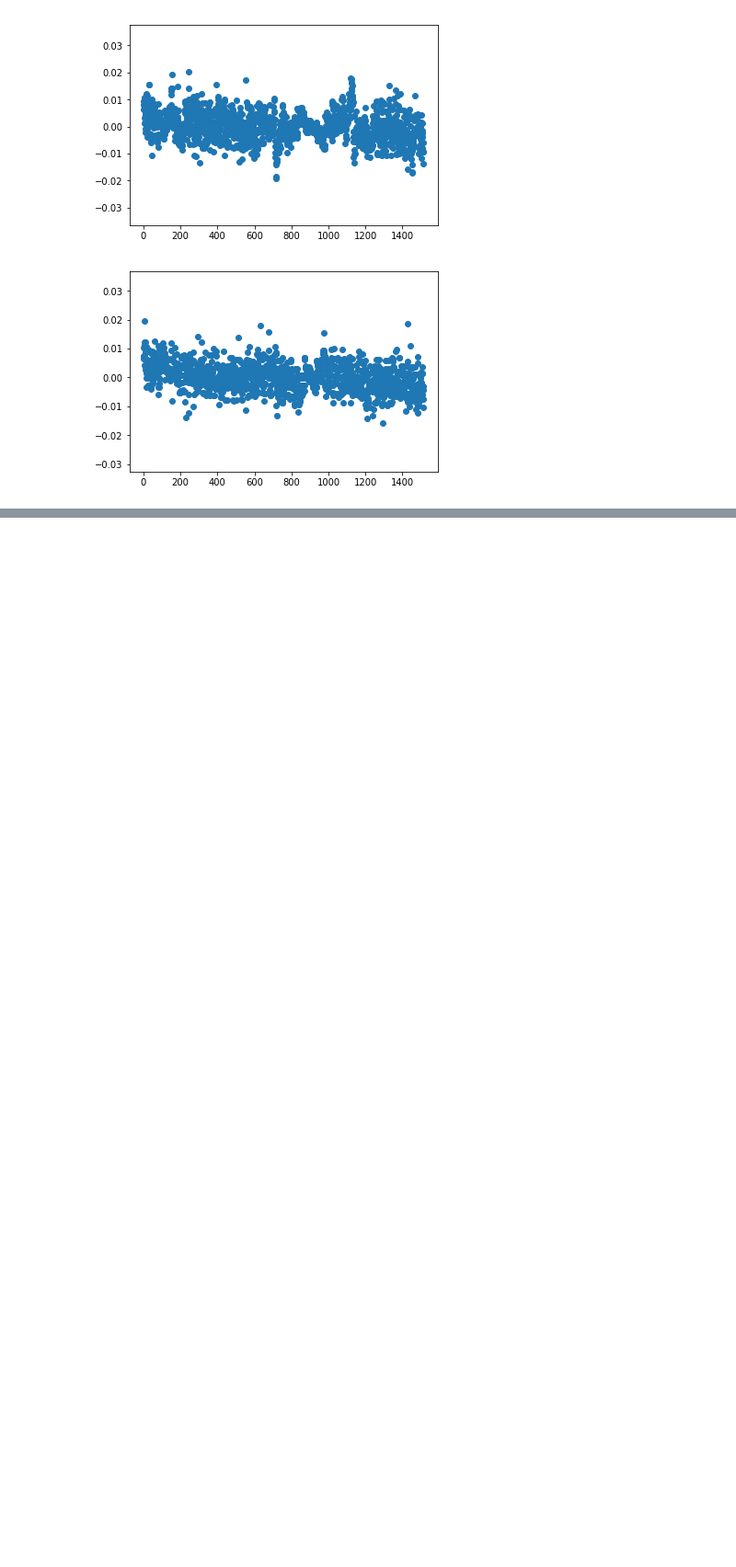
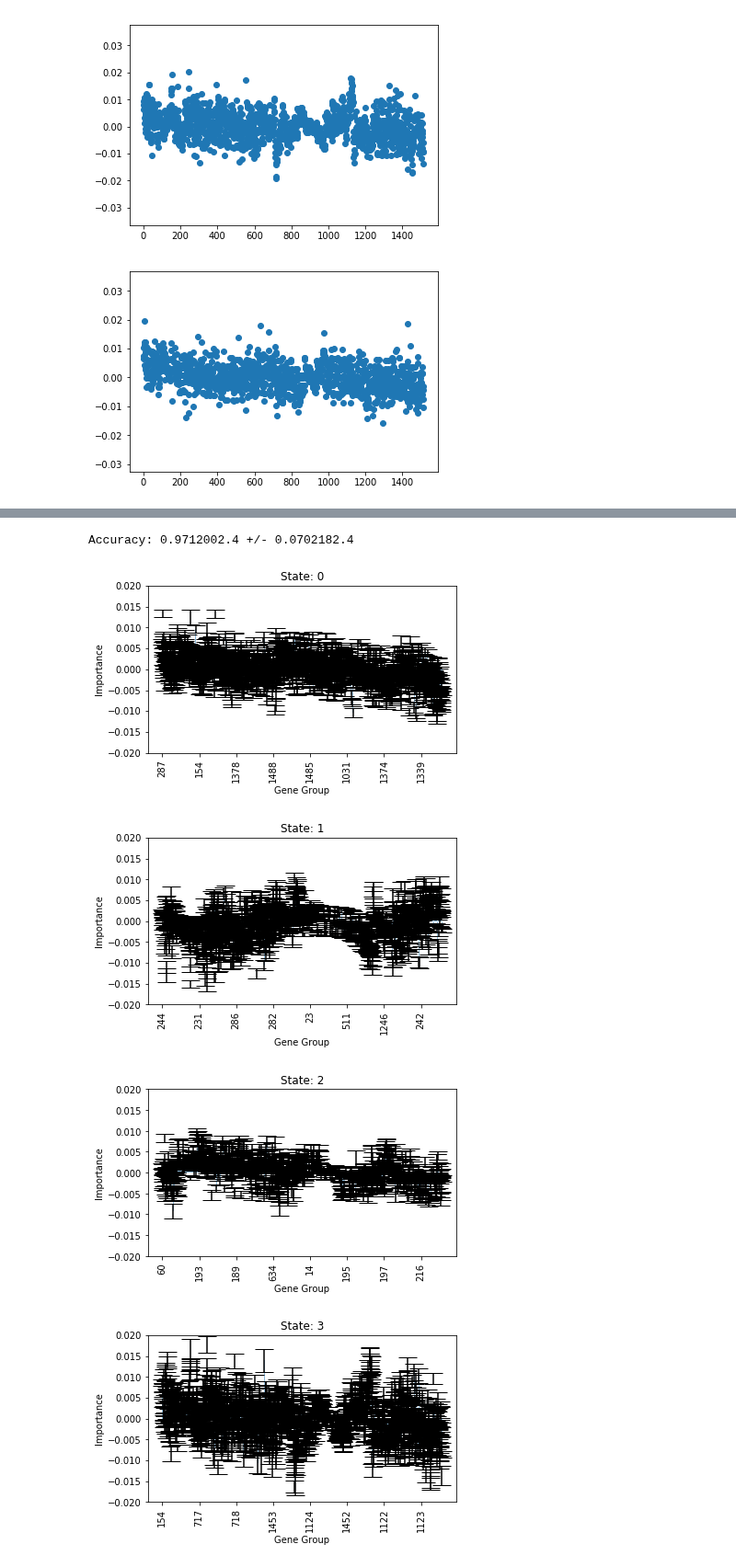
Before and after one commit to uwescience/old_xstate, a Jupyter notebook: notebooks/SVM Classification.ipynb, the cells around one changed output, grey strips where cells are left out. Shown at 92% size. Saved outputs shown, nothing was run; the diff lists cells and outputs as text; code cells hidden in the pictures; blank space fills up the shorter version.

```diff
--- a/notebooks/SVM Classification.ipynb
+++ b/notebooks/SVM Classification.ipynb
@@ -100,12 +106,13 @@ for state in states:
 # %%
-states = data.ser_y.unique().tolist()
-states.sort()
-df_X = data.df_X.copy()
-df_X.columns = data.features
-holdouts = 1
-high_rank = 10
-result = classifier_ensemble.LinearSVMEnsemble.crossValidate(df_X, data.ser_y,
-    filter_high_rank=high_rank, iterations=500, holdouts=holdouts)
-print("Accuracy: %f2.4 +/- %f2.4"% (result.mean, result.std))
-for state in states:
-    result.ensemble.plotImportance(class_selection=state, top=high_rank, title="State: %d" % state, ylim=(-1, 1))
+def evaluateRankFilter(high_rank,ylim=(-1,1), is_feature_columns=True):
+    states = data.ser_y.unique().tolist()
+    states.sort()
+    df_X = data.df_X.copy()
+    if is_feature_columns:
+        df_X.columns = data.features
+    holdouts = 1
+    result = classifier_ensemble.LinearSVMEnsemble.crossValidate(df_X, data.ser_y,
+        filter_high_rank=high_rank, iterations=500, holdouts=holdouts)
+    print("Accuracy: %f2.4 +/- %f2.4"% (result.mean, result.std))
+    for state in states:
+        result.ensemble.plotImportance(class_selection=state, top=high_rank, title="State: %d" % state, ylim=ylim)
@@ -118,0 +119,8 @@ Accuracy: 0.9440002.4 +/- 0.0898002.4
+# %%
+evaluateRankFilter(None, ylim=(-0.02, 0.02), is_feature_columns=False)
+# %% [output]
+Accuracy: 0.9712002.4 +/- 0.0702182.4
+[figure, added]
+[figure, added]
+[figure, added]
+[figure, added]
```
Also changed, not shown: parts of 8 cells of this notebook.
